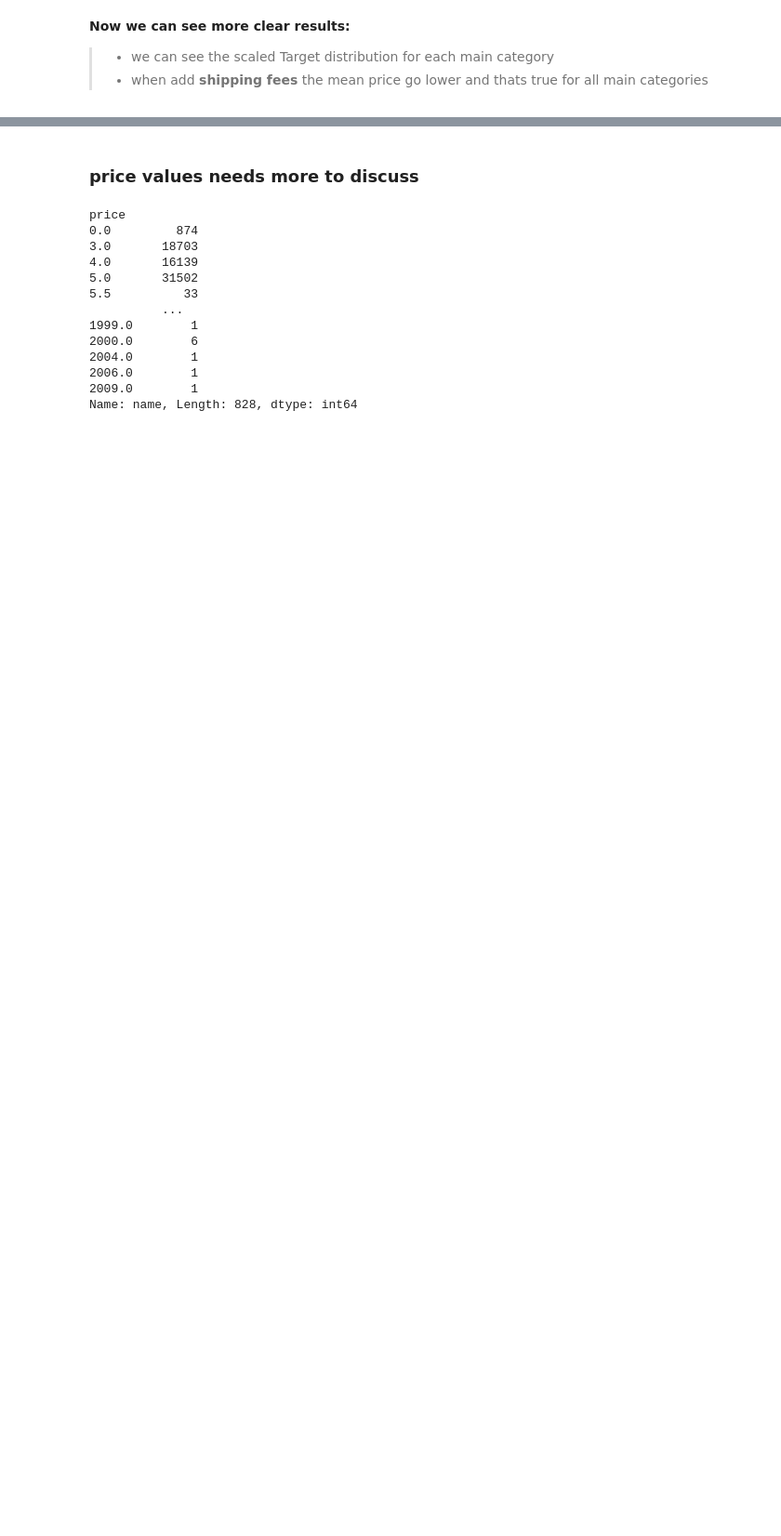
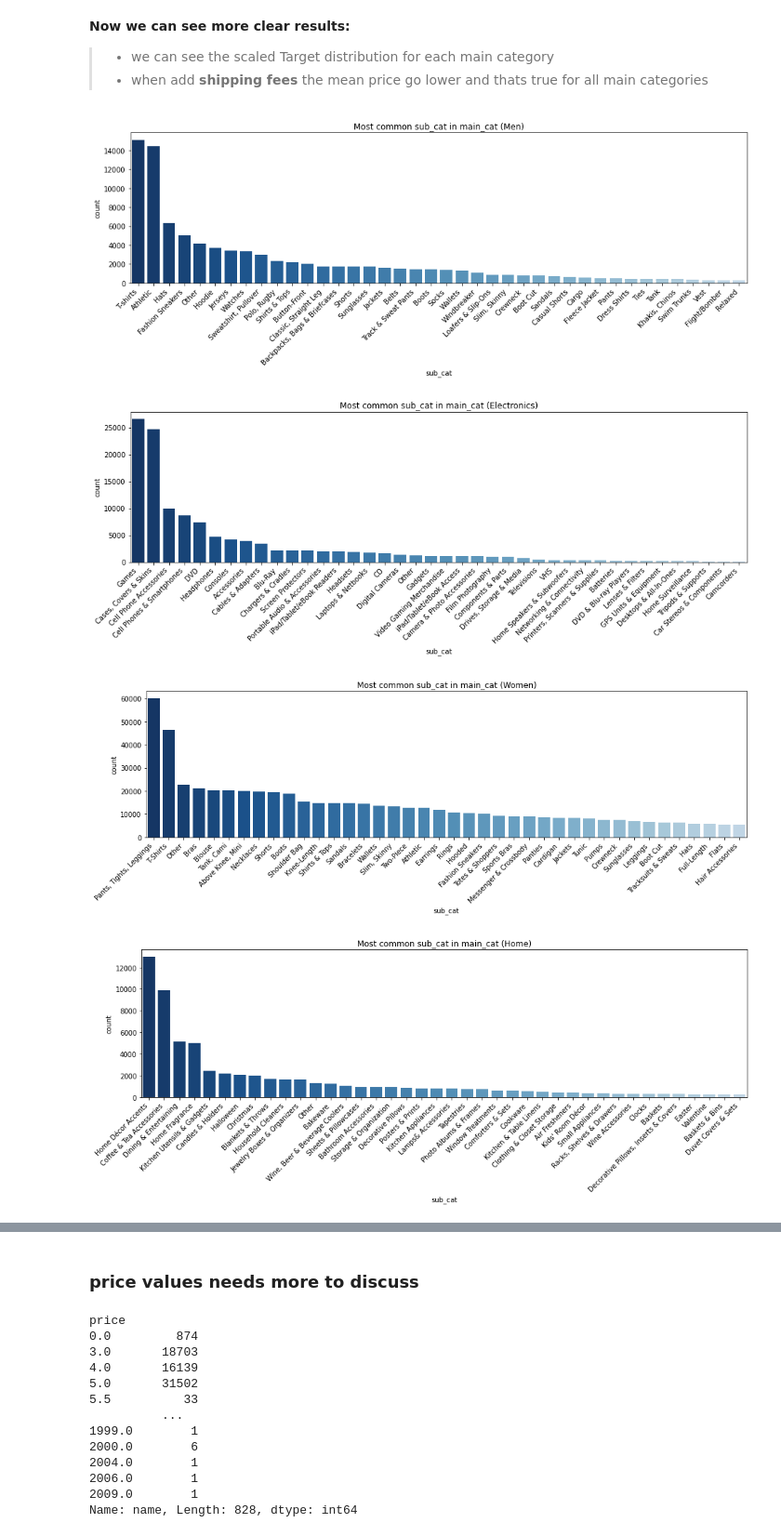
Before and after one commit to baselhx2/mercari, a Jupyter notebook: mpsc_eda.ipynb, the cells around one changed output, grey strips where cells are left out. Shown at 93% size. Cells and saved outputs as stored; diff of their text form; code cells hidden in the pictures; blank space fills up the shorter version.

```diff
--- a/mpsc_eda.ipynb
+++ b/mpsc_eda.ipynb
@@ -221,3 +207,18 @@ sns.violinplot(data=df, x='main_cat', hue='shipping', y='log1p_price')
 **Now we can see more clear results:**
 > - we can see the scaled Target distribution for each main category
 > - when add **shipping fees** the mean price go lower and thats true for all main categories
+# %%
+df_mc = df.groupby(['main_cat', 'sub2_cat'])[TARGET].count().sort_values(ascending=False).reset_index()
+df_mc.columns = ['main_cat', 'sub_cat', 'count']
+for mc in df['main_cat'].unique():
+    df_ = df_mc[df_mc['main_cat'] == mc]
+    fig, ax = plt.subplots(figsize=(16, 4))
+    ax.set(title=f'Most common sub_cat in main_cat ({mc})')
+    sns.barplot(data=df_.iloc[:40], x='sub_cat', y='count', palette=sns.color_palette('Blues_r', n_colors=40+15), ax=ax)
+    ax.set_xticklabels(ax.get_xticklabels(), rotation=45, horizontalalignment='right')
+    plt.show()
+# %% [output]
+[figure, added]
+[figure, added]
+[figure, added]
+[figure, added]
```
Also changed, not shown: parts of 20 cells of this notebook.
